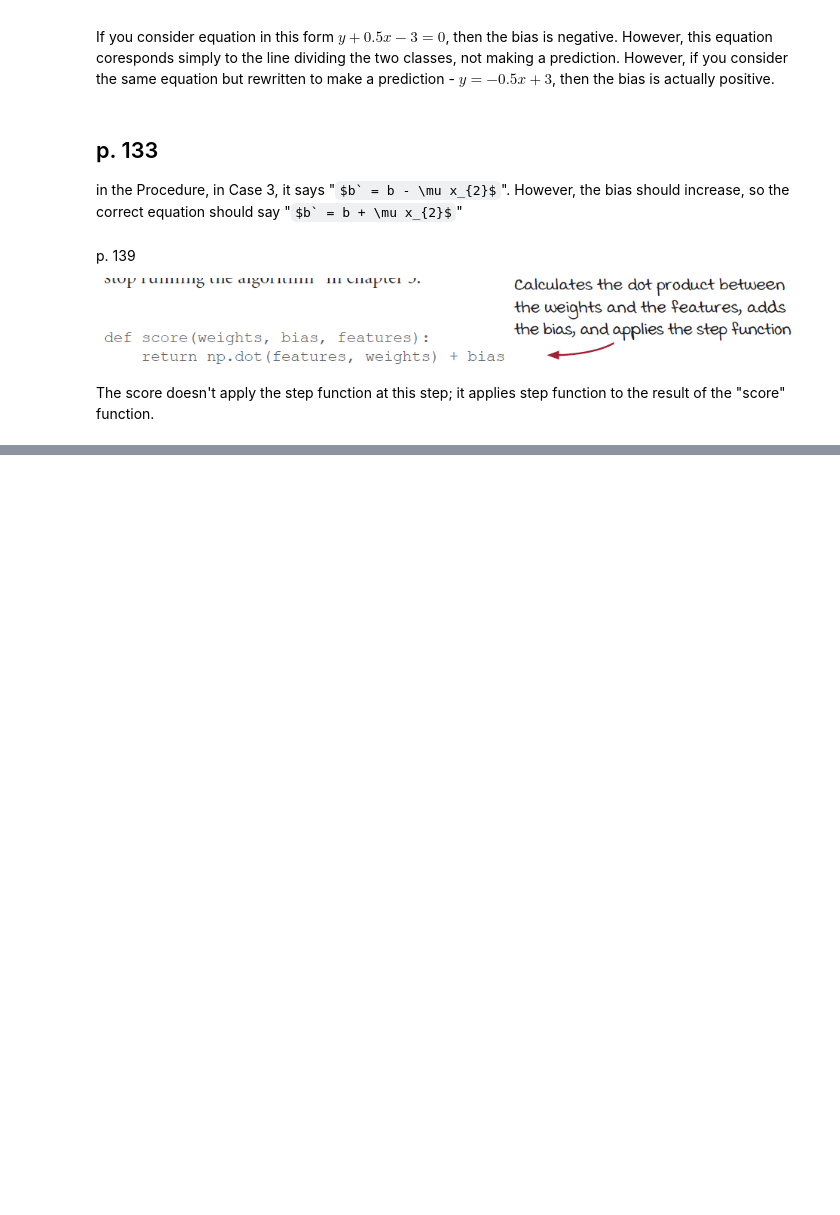
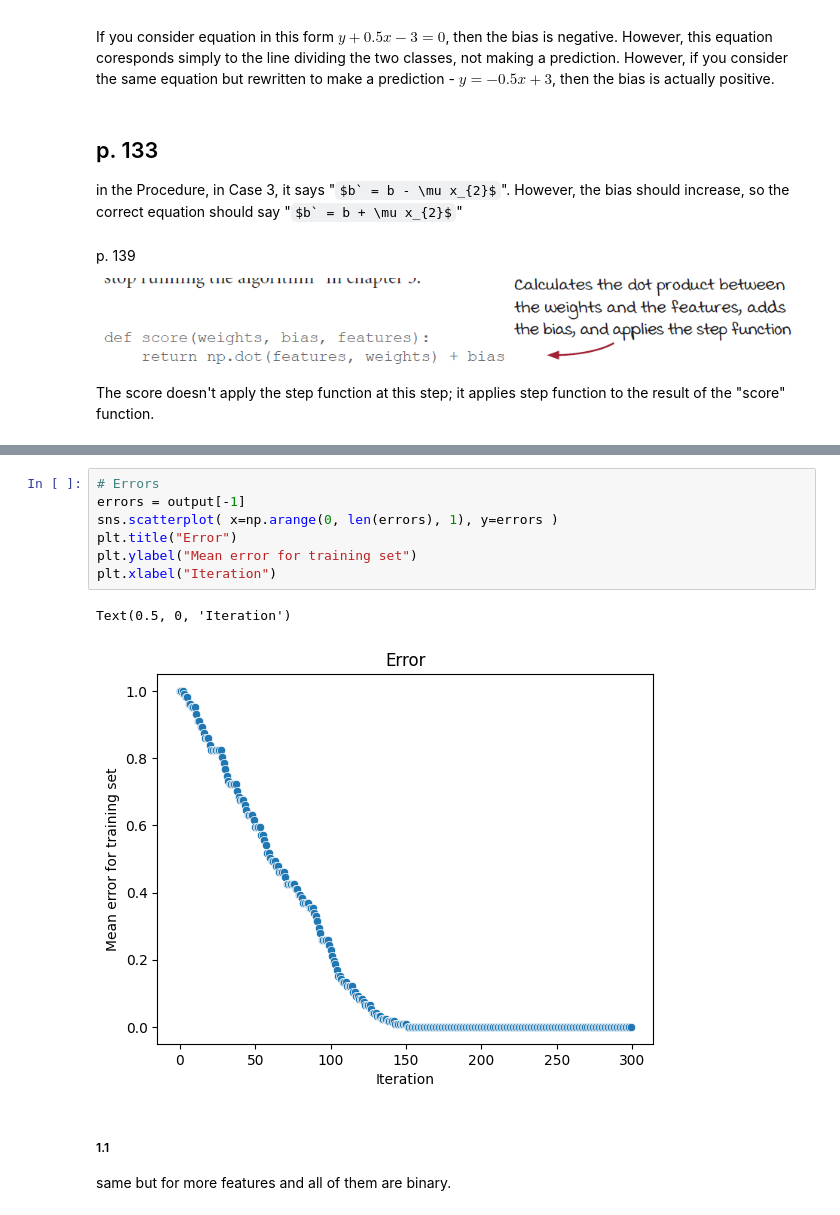
Before and after one commit to EvgeniiZorin/Booknotes_Grokking-Machine-Learning_Luis-G-Serrano, a Jupyter notebook: notes.ipynb, the cells around one changed output, grey strips where cells are left out. Saved outputs shown, nothing was run; the diff lists cells and outputs as text; some formulas as TeX source; blank space fills up the shorter version.

```diff
--- a/notes.ipynb
+++ b/notes.ipynb
@@ -352,0 +504,14 @@ The score doesn't apply the step function at this step; it applies step function
+# %%
+# Errors
+errors = output[-1]
+sns.scatterplot( x=np.arange(0, len(errors), 1), y=errors )
+plt.title("Error")
+plt.ylabel("Mean error for training set")
+plt.xlabel("Iteration")
+# %% [output]
+Text(0.5, 0, 'Iteration')
+[figure, added]
+# %% [markdown]
+##### 1.1
+
+same but for more features and all of them are binary.
```
Also changed, not shown: parts of 12 cells of this notebook.
